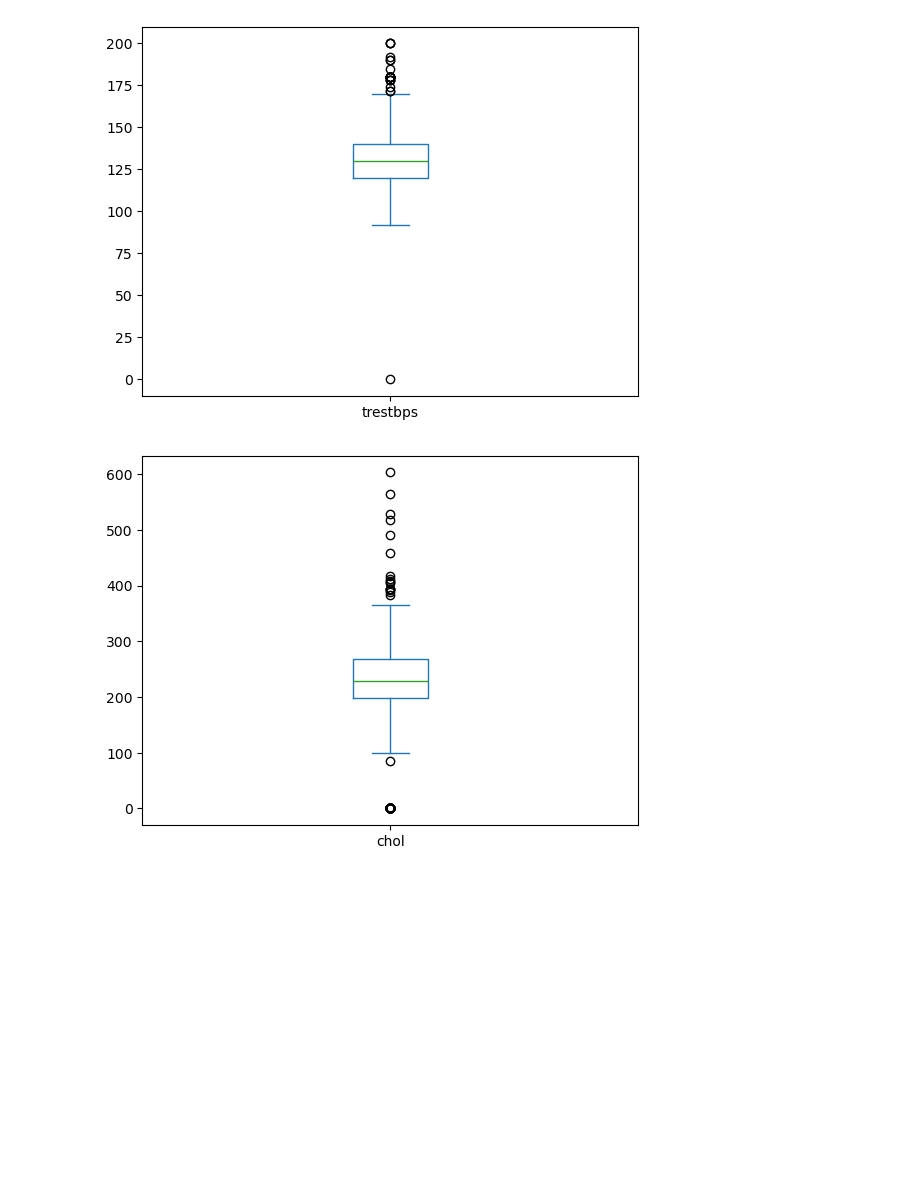
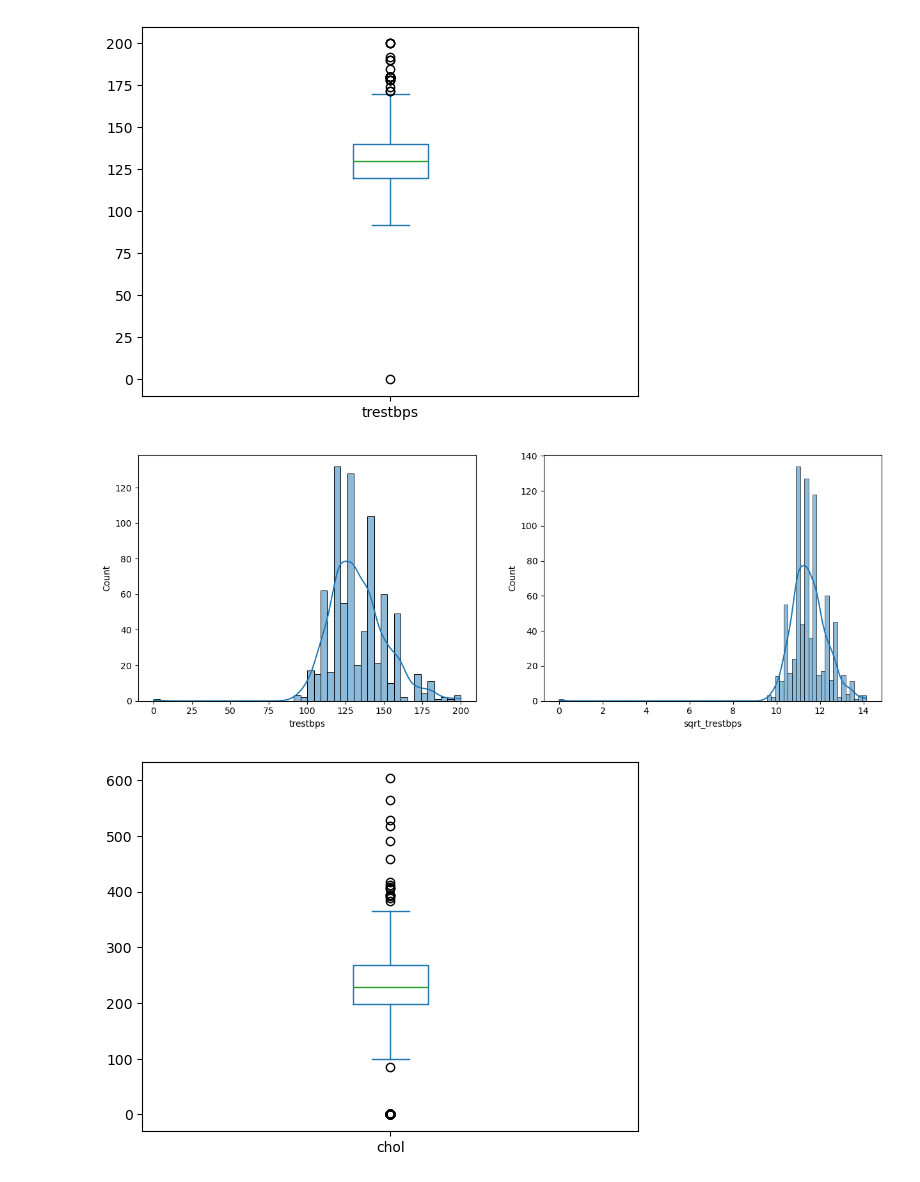
Before and after one commit to jhonnovax/data-preprocessing, a Jupyter notebook: heart-disease-notebook.ipynb, the cells around one changed output. Drawn from its saved outputs; the diff is of its cells as text; code cells hidden in the pictures; blank space fills up the shorter version.

Commit message:
Added python comments and logic to treat outliers

```diff
--- a/heart-disease-notebook.ipynb
+++ b/heart-disease-notebook.ipynb
@@ -152,6 +145,18 @@ df['trestbps'].plot(kind='box')
 plt.show()
 # %% [output]
 [figure]
+# %%
+# Removing outliers
+df['SQRT_trestbps'] = df['trestbps']**0.5
+df['sqrt_trestbps'] = np.sqrt(df['trestbps'])
+# %%
+# plotting the distribution
+fig, axes = plt.subplots(1,2, figsize=(15,5))
+sns.histplot(df['trestbps'], ax=axes[0], kde=True)
+sns.histplot(df['sqrt_trestbps'], ax=axes[1], kde=True)
+plt.show()
+# %% [output]
+[figure, added]
 # %%
 df['chol'].plot(kind='box')
 plt.show()
```
Also changed, not shown: parts of 11 cells of this notebook.
